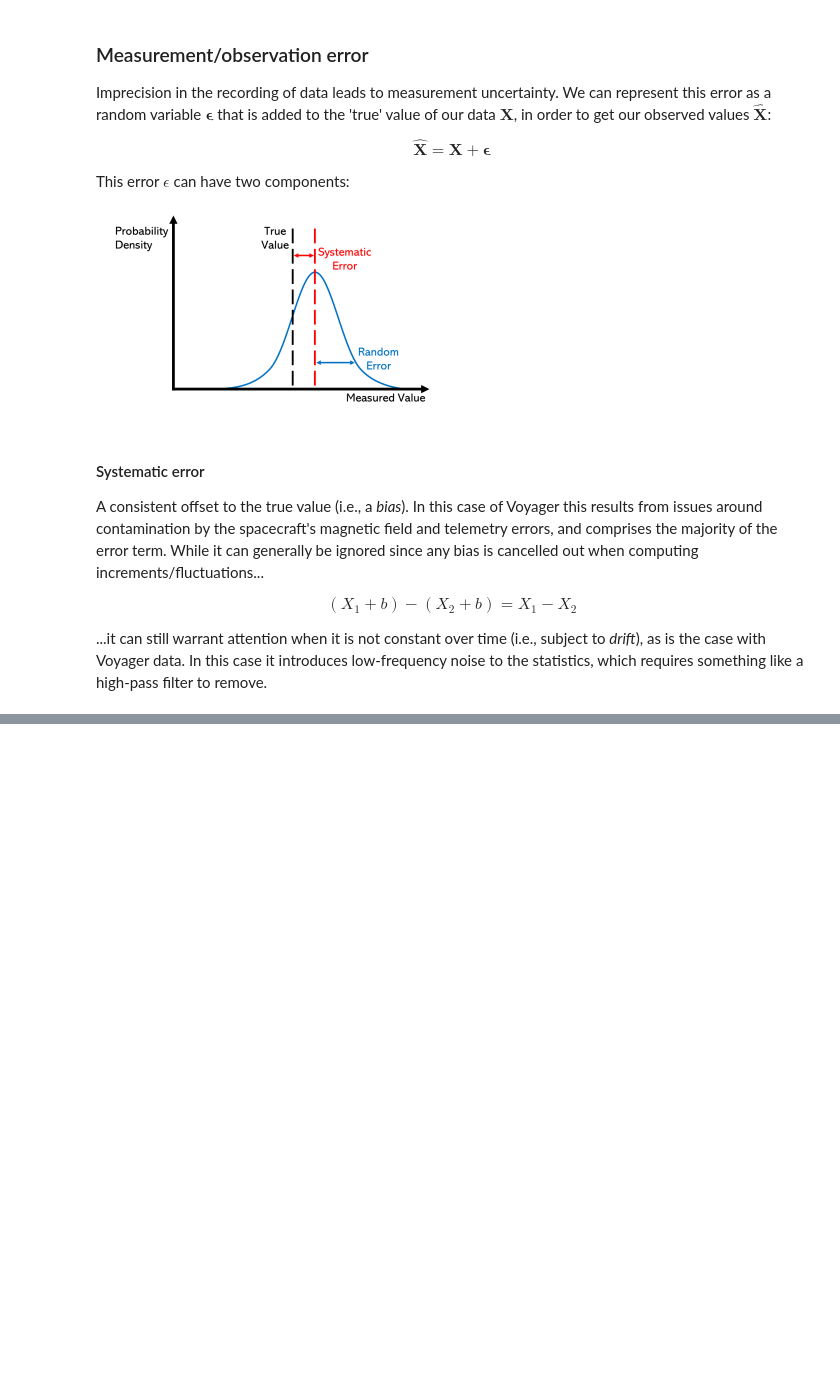
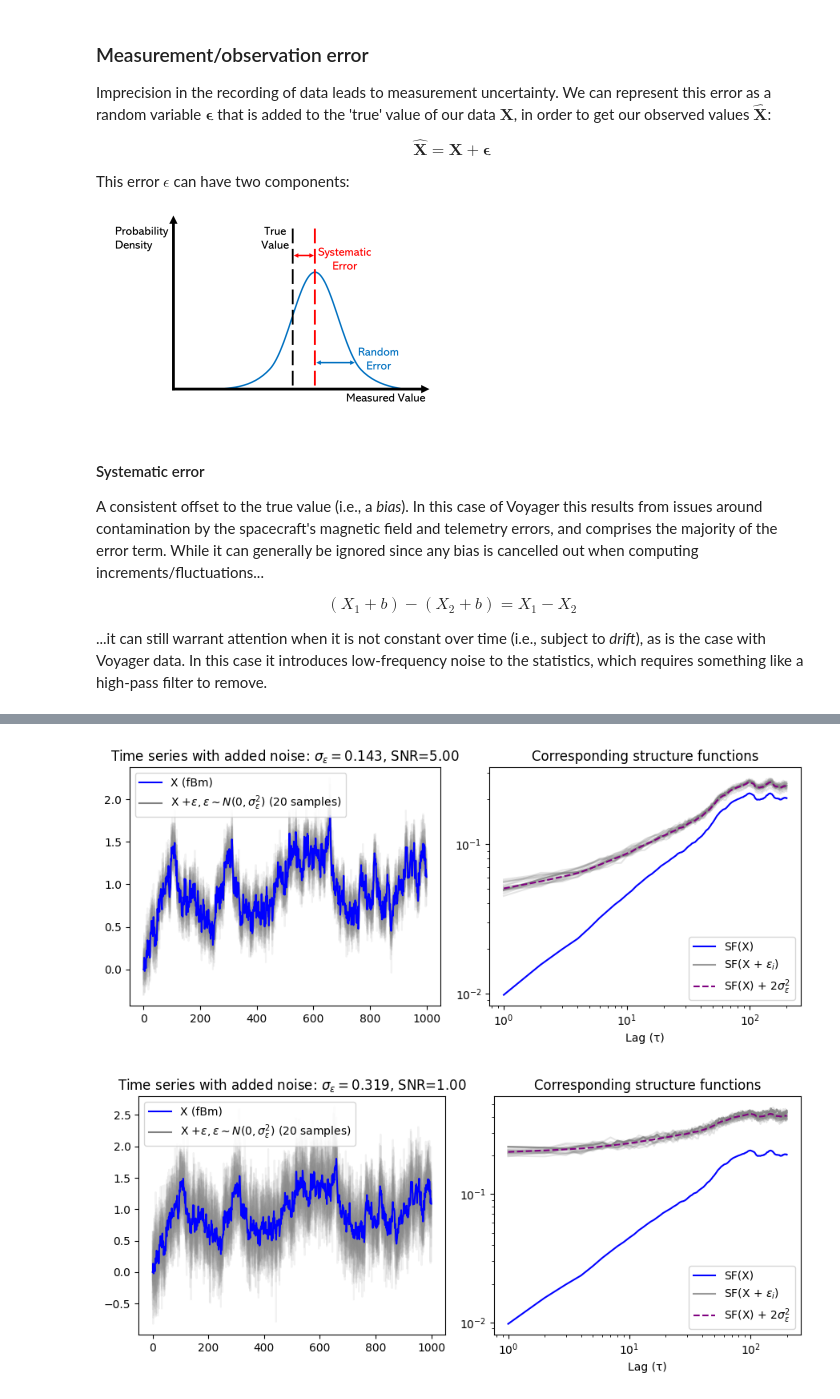
Before and after one commit to daniel-wrench/sf_gap_analysis, a Jupyter notebook: notebooks/uncertainty_demo_new.ipynb, the cells around one changed output, grey strips where cells are left out. Saved outputs shown, nothing was run; the diff lists cells and outputs as text; code cells hidden in the pictures; blank space fills up the shorter version.

```diff
--- a/notebooks/uncertainty_demo_new.ipynb
+++ b/notebooks/uncertainty_demo_new.ipynb
@@ -41,0 +311,8 @@ Otherwise referred to as **noise**.
+# %%
+for snr in [5, 1]:
+    sf_true, sf_boot, sf_noise, x_boot_all, snr, sigma_eps = simulate_noise(
+        x=ts_sim, max_lag=200, snr=snr, n_samples=20, data_name="fBm"
+    )
+# %% [output]
+[figure, added]
+[figure, added]
```
Also changed, not shown: parts of 36 cells of this notebook.
